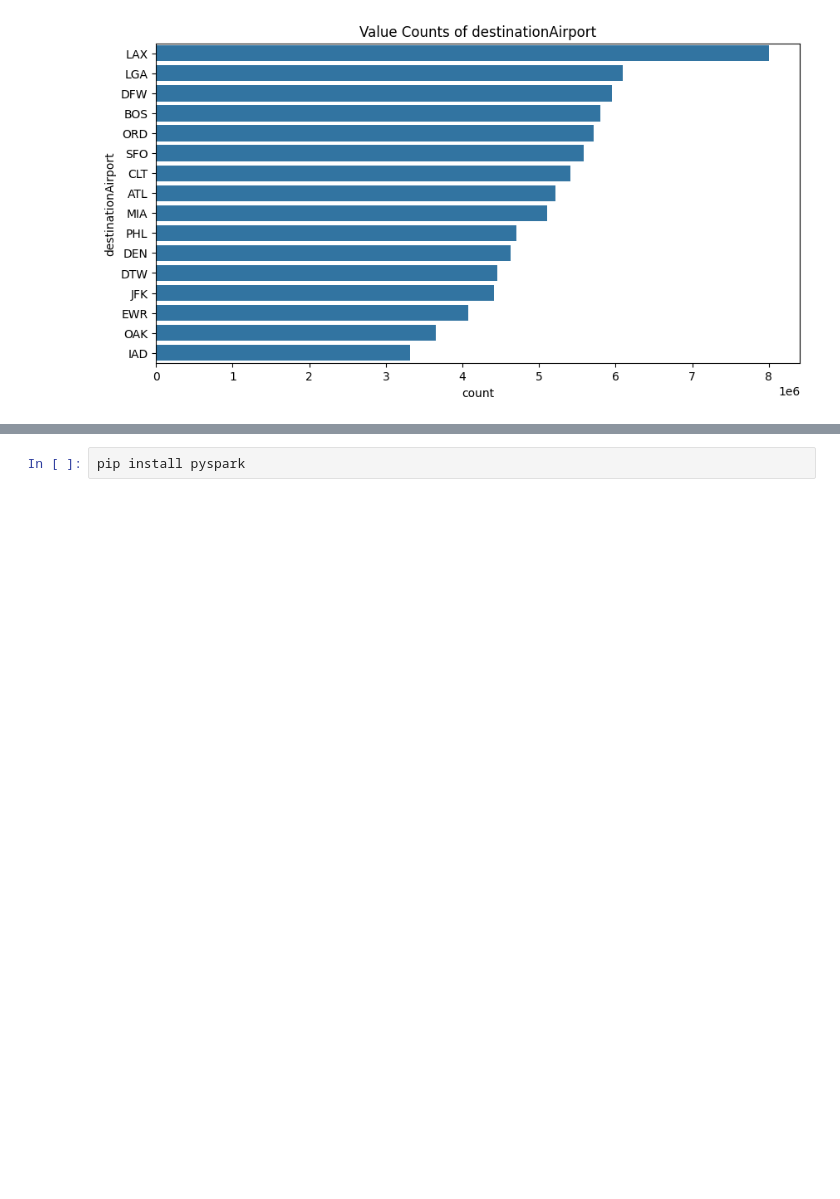
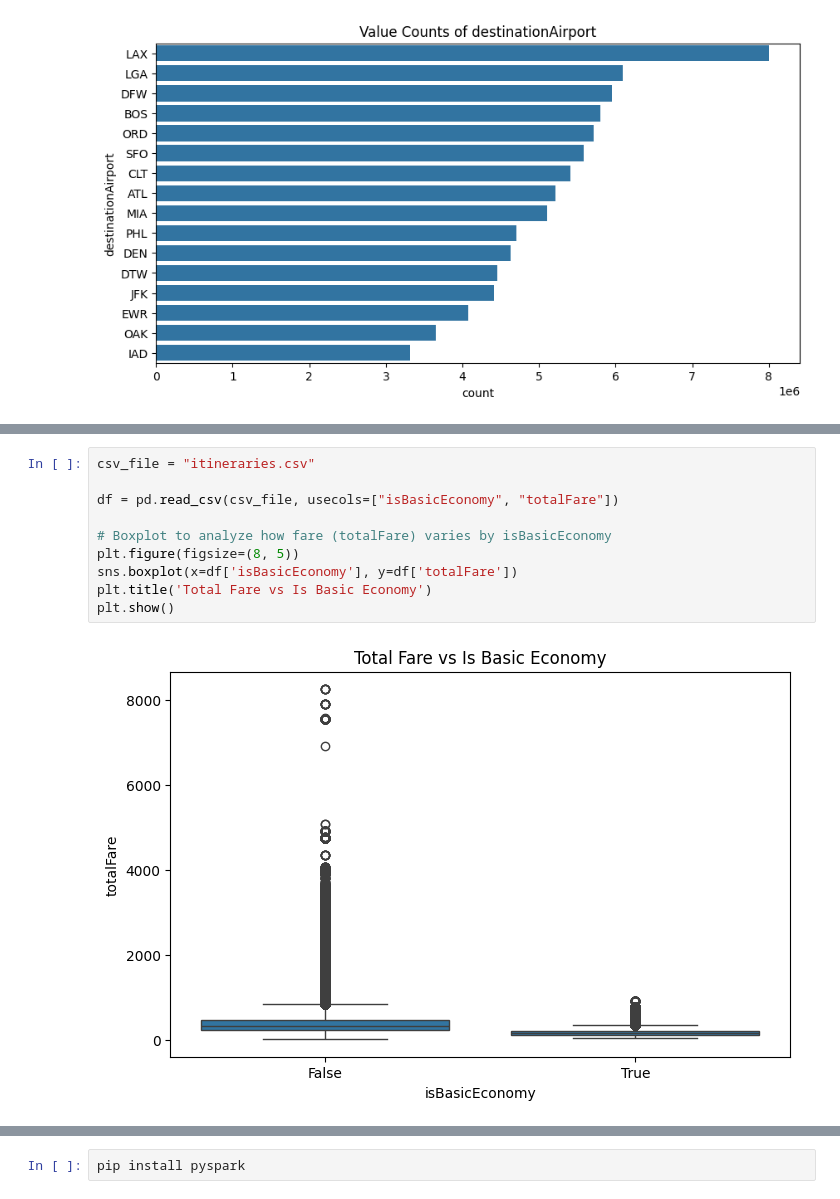
Before and after one commit to fangzhongfionaxu/AIT-DeepLearning-Project, a Jupyter notebook: Project MS1.ipynb, the cells around one changed output, grey strips where cells are left out. Cells and saved outputs as stored; diff of their text form; blank space fills up the shorter version.

```diff
--- a/Project MS1.ipynb
+++ b/Project MS1.ipynb
@@ -181,0 +244,12 @@ plt.show()
+# %%
+csv_file = "itineraries.csv"
+
+df = pd.read_csv(csv_file, usecols=["isBasicEconomy", "totalFare"])
+
+# Boxplot to analyze how fare (totalFare) varies by isBasicEconomy
+plt.figure(figsize=(8, 5))
+sns.boxplot(x=df['isBasicEconomy'], y=df['totalFare'])
+plt.title('Total Fare vs Is Basic Economy')
+plt.show()
+# %% [output]
+[figure, added]
```
Also changed, not shown: parts of 18 cells of this notebook.
